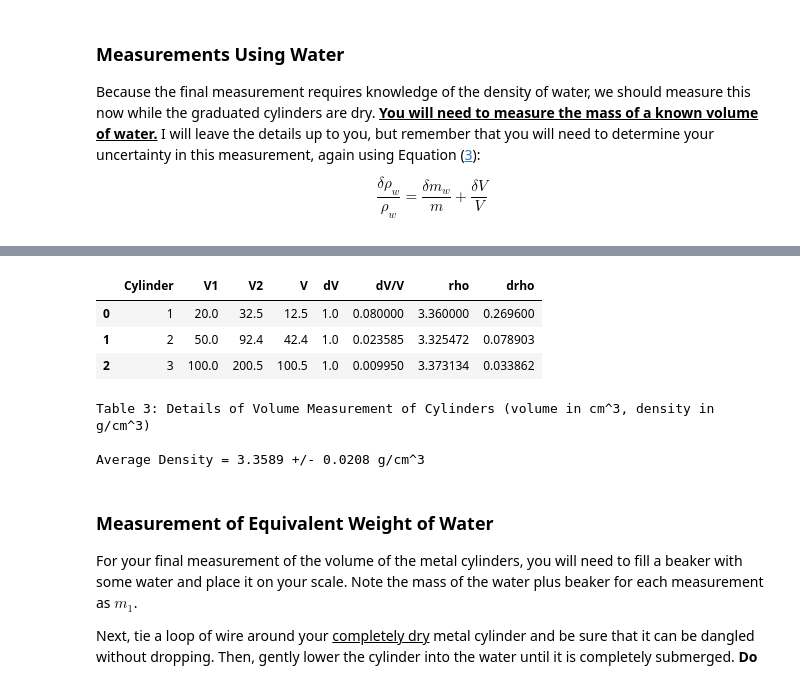
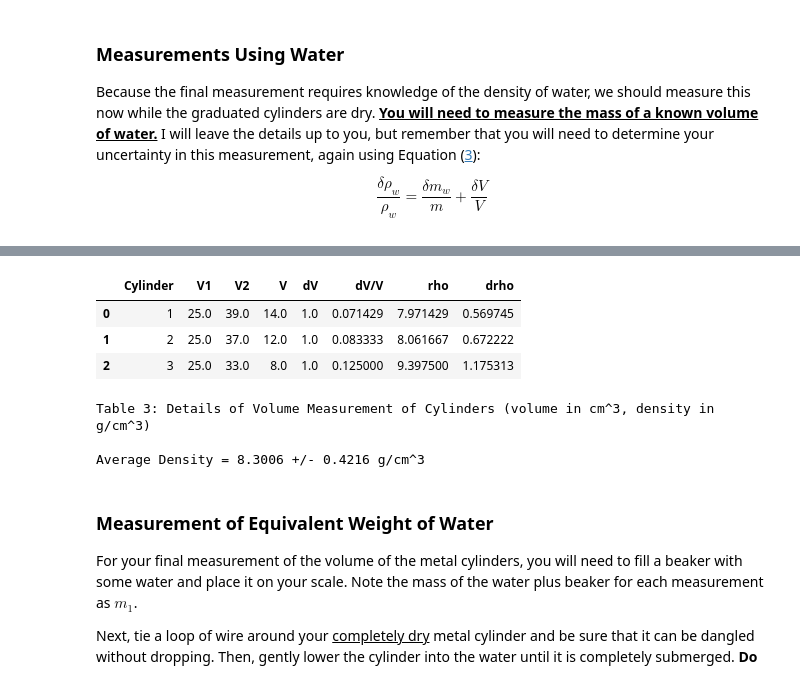
Before and after one commit to georgiannaharsh25/Phys201L, a Jupyter notebook: Copy_of_Lab01_Density.ipynb, the cells around one changed output, grey strips where cells are left out. Cells and saved outputs as stored; diff of their text form; code cells hidden in the pictures.

```diff
--- a/Copy_of_Lab01_Density.ipynb
+++ b/Copy_of_Lab01_Density.ipynb
@@ -285,7 +285,7 @@ raw_data_1 = np.empty((3,3))
 # Set the cylinder number column identifiers for each cylinder
 raw_data_1[2][1]=1
 raw_data_1[2][2]=2
-raw_data_1[2][3]=3
+raw_data_1[2][2]=3
 
 # Create a Pandas dataframe, and convert the cylinder number column to integer format
 df1 = pd.DataFrame(raw_data_1, columns=["Cylinder Number",
@@ -489,41 +489,41 @@ df3['Cylinder'] = df3['Cylinder'].astype(int)
 
 #### Enter Raw Data Here!!!!!!!!!!!!!! ####
 
 # measurements of the volume with (V2) and without (V1) each cylinder
-df3['V1'] = [20.0, 50.0, 100.0]
+df3['V1'] = [25.0, 25.0, 25.0]
 
-df3['V2'] = [32.5, 92.4, 200.5]
+df3['V2'] = [39.0, 37.0, 33.0]
 
 ###########################################
 
 
 # Calculate the various columns, and display the dataframe
 delta_V = 0.5
 df3['dV'] = 2.0*delta_V
 df3['V'] = df3['V2'] - df3['V1']
 df3['dV/V'] = df3['dV']/df3['V']
 
 df3['rho'] = df1['M']/df3['V']
 
 # From equation 2 in the theory section
 df3['drho'] = df3['rho']*(df1['dM/M'] + df3['dV/V'])
 
 rho_bar3,delta_rho3 = weighted_average(df3['rho'],df3['drho'],1)
 
 display(df3)
 print ("Table 3: Details of Volume Measurement of Cylinders (volume in cm^3, density in g/cm^3)")
 print("")
 print ("Average Density = %0.4f +/- %0.4f g/cm^3" %
        (rho_bar3,delta_rho3))
 print()
 # %% [output]
 |  | Cylinder | V1 | V2 | V | dV | dV/V | rho | drho |
-| 0 | 1 | 20.0 | 32.5 | 12.5 | 1.0 | 0.080000 | 3.360000 | 0.269600 |
-| 1 | 2 | 50.0 | 92.4 | 42.4 | 1.0 | 0.023585 | 3.325472 | 0.078903 |
-| 2 | 3 | 100.0 | 200.5 | 100.5 | 1.0 | 0.009950 | 3.373134 | 0.033862 |
+| 0 | 1 | 25.0 | 39.0 | 14.0 | 1.0 | 0.071429 | 7.971429 | 0.569745 |
+| 1 | 2 | 25.0 | 37.0 | 12.0 | 1.0 | 0.083333 | 8.061667 | 0.672222 |
+| 2 | 3 | 25.0 | 33.0 | 8.0 | 1.0 | 0.125000 | 9.397500 | 1.175313 |
 Table 3: Details of Volume Measurement of Cylinders (volume in cm^3, density in g/cm^3)
 
-Average Density = 3.3589 +/- 0.0208 g/cm^3
+Average Density = 8.3006 +/- 0.4216 g/cm^3
 # %% [markdown]
 ### Measurement of Equivalent Weight of Water
 For your final measurement of the volume of the metal cylinders, you will need to fill a beaker with some water and place it on your scale. Note the mass of the water plus beaker for each measurement as $m_{1}$.
```
Also changed, not shown: parts of 8 cells of this notebook.
